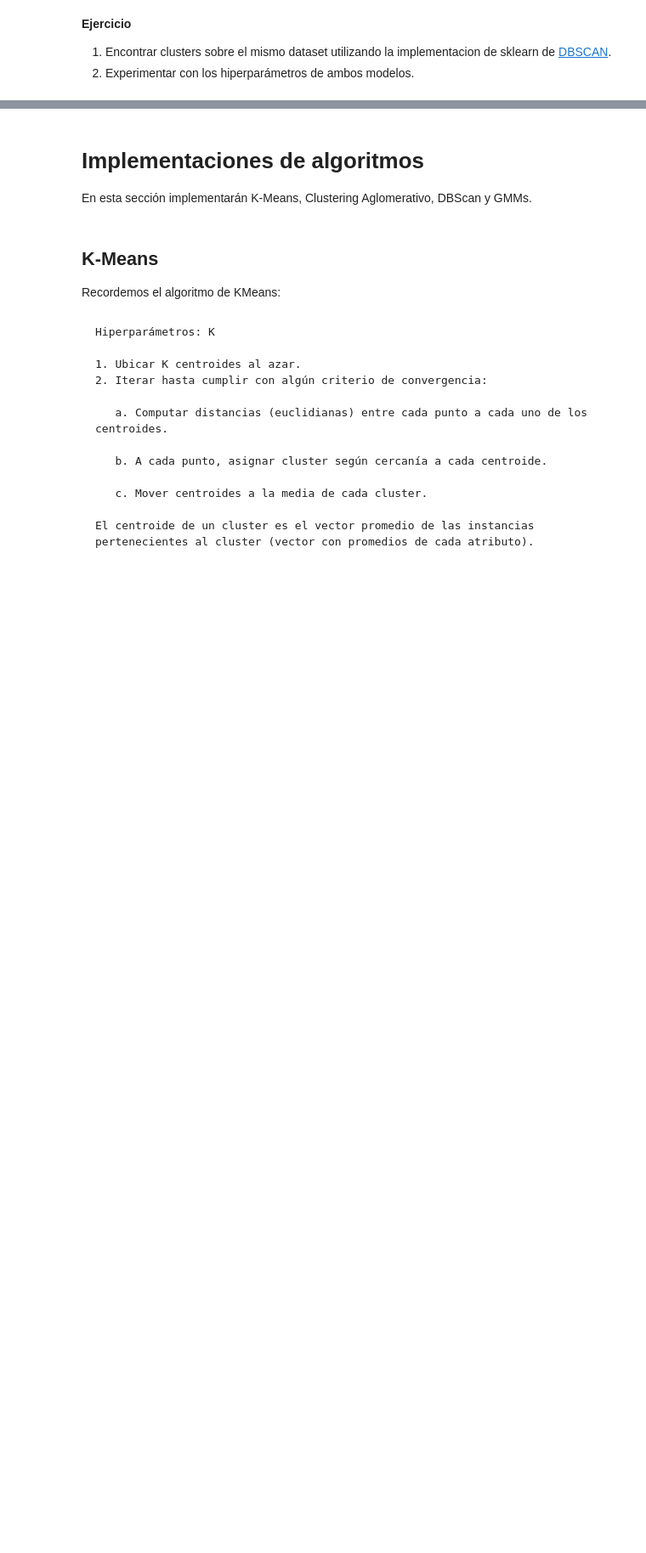
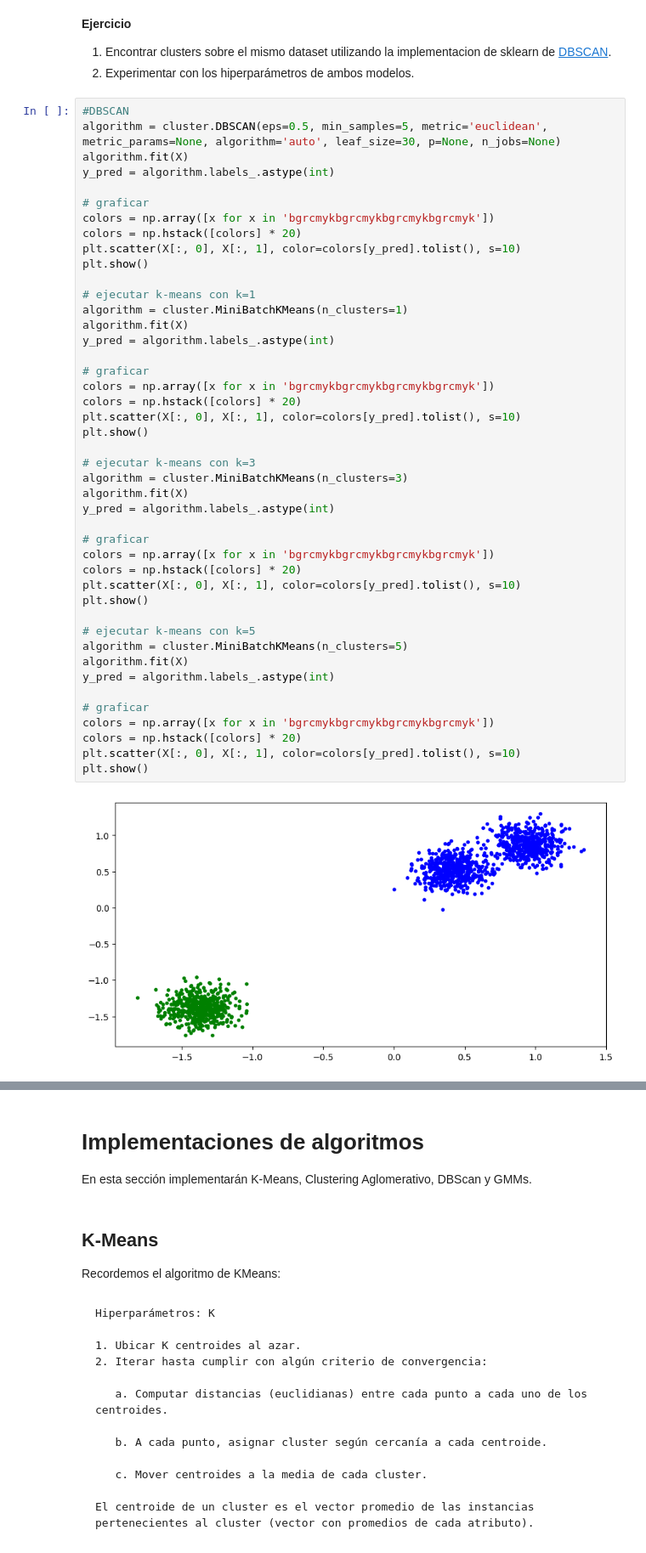
Before and after one commit to AzulBarr/Aprendizaje-Automatico, a Jupyter notebook: notebooks/notebook_07_clustering-published.ipynb, the cells around one changed output, grey strips where cells are left out. Shown: that part at 85% size. Drawn from its saved outputs; the diff is of its cells as text; blank space fills up the shorter version.

```diff
--- a/notebooks/notebook_07_clustering-published.ipynb
+++ b/notebooks/notebook_07_clustering-published.ipynb
@@ -41,3 +43,49 @@ plt.show()
 **Ejercicio**
 1. Encontrar clusters sobre el mismo dataset utilizando la implementacion de sklearn de [DBSCAN](https://scikit-learn.org/stable/modules/generated/sklearn.cluster.DBSCAN.html).
 2. Experimentar con los hiperparámetros de ambos modelos.
+# %%
+#DBSCAN
+algorithm = cluster.DBSCAN(eps=0.5, min_samples=5, metric='euclidean', metric_params=None, algorithm='auto', leaf_size=30, p=None, n_jobs=None)
+algorithm.fit(X)
+y_pred = algorithm.labels_.astype(int)
+
+# graficar
+colors = np.array([x for x in 'bgrcmykbgrcmykbgrcmykbgrcmyk'])
+colors = np.hstack([colors] * 20)
+plt.scatter(X[:, 0], X[:, 1], color=colors[y_pred].tolist(), s=10)
+plt.show()
+
+# ejecutar k-means con k=1
+algorithm = cluster.MiniBatchKMeans(n_clusters=1)
+algorithm.fit(X)
+y_pred = algorithm.labels_.astype(int)
+
+# graficar
+colors = np.array([x for x in 'bgrcmykbgrcmykbgrcmykbgrcmyk'])
+colors = np.hstack([colors] * 20)
+plt.scatter(X[:, 0], X[:, 1], color=colors[y_pred].tolist(), s=10)
+plt.show()
+
+# ejecutar k-means con k=3
+algorithm = cluster.MiniBatchKMeans(n_clusters=3)
+algorithm.fit(X)
+y_pred = algorithm.labels_.astype(int)
+
+# graficar
+colors = np.array([x for x in 'bgrcmykbgrcmykbgrcmykbgrcmyk'])
+colors = np.hstack([colors] * 20)
+plt.scatter(X[:, 0], X[:, 1], color=colors[y_pred].tolist(), s=10)
+plt.show()
+
+# ejecutar k-means con k=5
+algorithm = cluster.MiniBatchKMeans(n_clusters=5)
+algorithm.fit(X)
+y_pred = algorithm.labels_.astype(int)
+
+# graficar
+colors = np.array([x for x in 'bgrcmykbgrcmykbgrcmykbgrcmyk'])
+colors = np.hstack([colors] * 20)
+plt.scatter(X[:, 0], X[:, 1], color=colors[y_pred].tolist(), s=10)
+plt.show()
+# %% [output]
+[figure, added]
```
Also changed, not shown: parts of 6 cells of this notebook.
